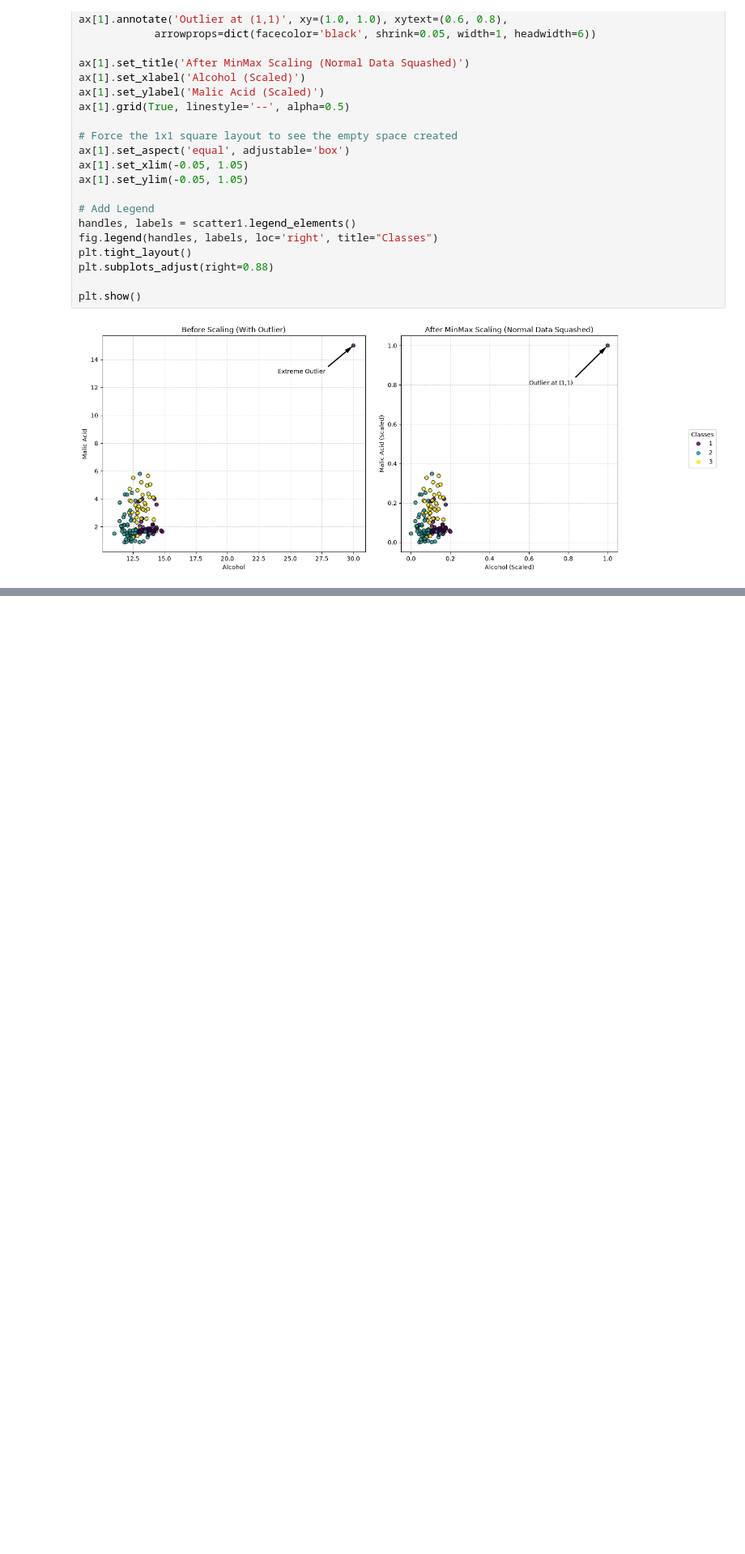
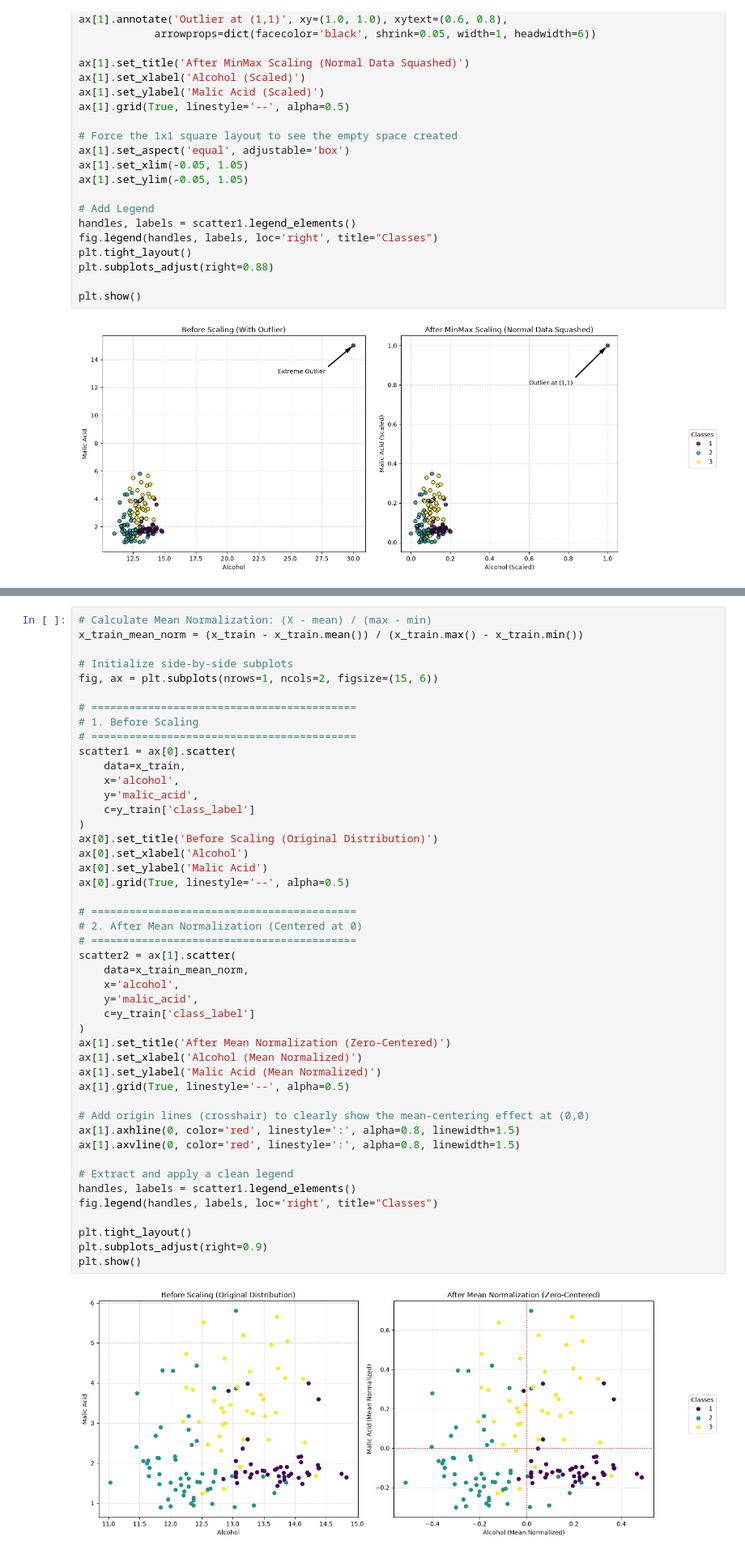
Before and after one commit to mtariq-neural/ml-journey, a Jupyter notebook: 02-ml-fundamentals/02-feature-engineering/03-normalization.ipynb, the cells around one changed output, grey strips where cells are left out. Shown at 81% size. Cells and saved outputs as stored; diff of their text form; blank space fills up the shorter version.

Commit message:
Add more to MinMaxNormalization notebook

```diff
--- a/02-ml-fundamentals/02-feature-engineering/03-normalization.ipynb
+++ b/02-ml-fundamentals/02-feature-engineering/03-normalization.ipynb
@@ -279,0 +301,48 @@ plt.show()
+# %%
+# Calculate Mean Normalization: (X - mean) / (max - min)
+x_train_mean_norm = (x_train - x_train.mean()) / (x_train.max() - x_train.min())
+
+# Initialize side-by-side subplots
+fig, ax = plt.subplots(nrows=1, ncols=2, figsize=(15, 6))
+
+# ==========================================
+# 1. Before Scaling
+# ==========================================
+scatter1 = ax[0].scatter(
+    data=x_train,
+    x='alcohol',
+    y='malic_acid',
+    c=y_train['class_label']
+)
+ax[0].set_title('Before Scaling (Original Distribution)')
+ax[0].set_xlabel('Alcohol')
+ax[0].set_ylabel('Malic Acid')
+ax[0].grid(True, linestyle='--', alpha=0.5)
+
+# ==========================================
+# 2. After Mean Normalization (Centered at 0)
+# ==========================================
+scatter2 = ax[1].scatter(
+    data=x_train_mean_norm,
+    x='alcohol',
+    y='malic_acid',
+    c=y_train['class_label']
+)
+ax[1].set_title('After Mean Normalization (Zero-Centered)')
+ax[1].set_xlabel('Alcohol (Mean Normalized)')
+ax[1].set_ylabel('Malic Acid (Mean Normalized)')
+ax[1].grid(True, linestyle='--', alpha=0.5)
+
+# Add origin lines (crosshair) to clearly show the mean-centering effect at (0,0)
+ax[1].axhline(0, color='red', linestyle=':', alpha=0.8, linewidth=1.5)
+ax[1].axvline(0, color='red', linestyle=':', alpha=0.8, linewidth=1.5)
+
+# Extract and apply a clean legend
+handles, labels = scatter1.legend_elements()
+fig.legend(handles, labels, loc='right', title="Classes")
+
+plt.tight_layout()
+plt.subplots_adjust(right=0.9)
+plt.show()
+# %% [output]
+[figure, added]
```
Also changed, not shown: parts of 11 cells of this notebook.
